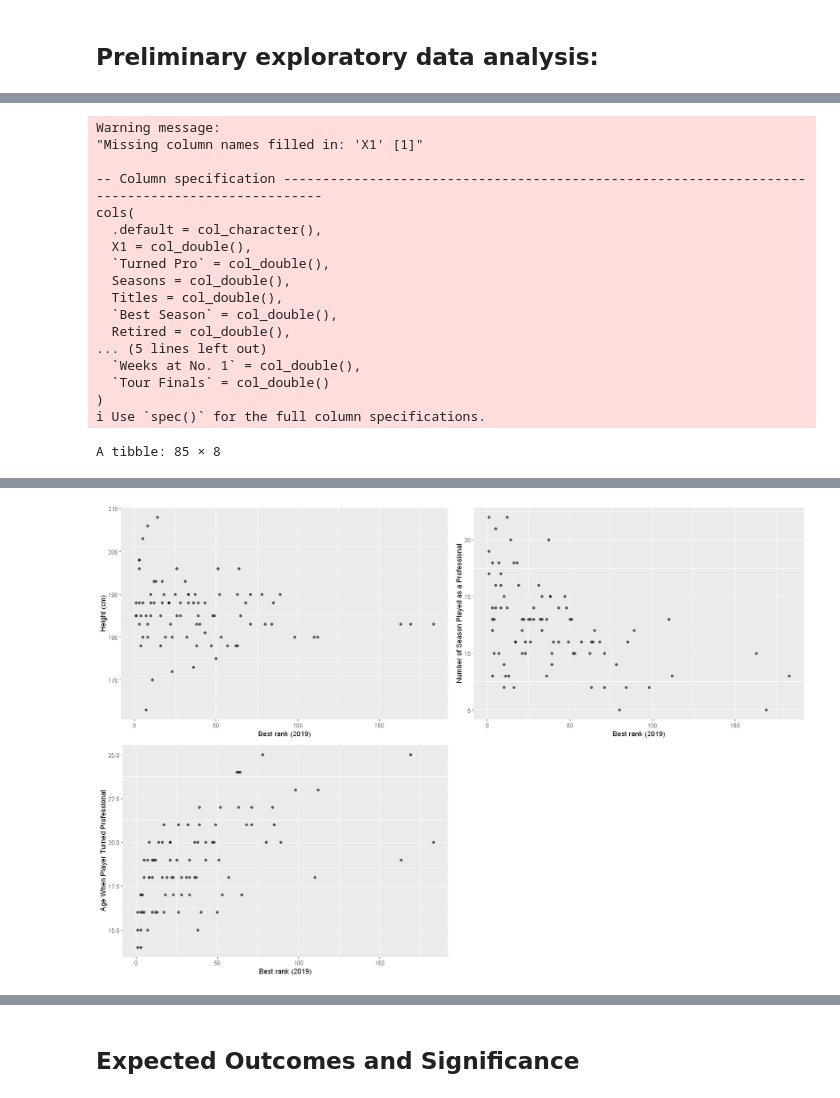
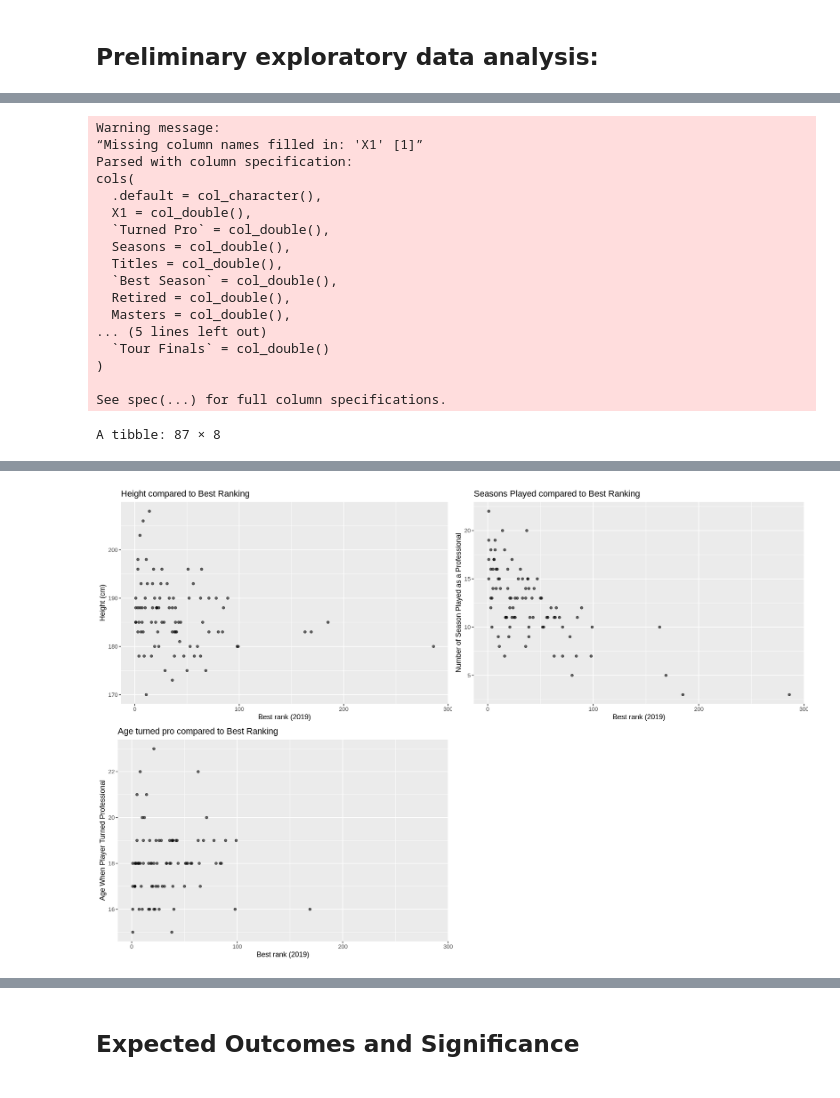
Before and after one commit to sandraradic/Tennis-Classification-Model, a Jupyter notebook: project_proposal.ipynb, the cells around one changed output, grey strips where cells are left out. Drawn from its saved outputs; the diff is of its cells as text; code cells hidden in the pictures.

Commit message:
Finishing touches
Finished writing portion and editing data frames

added title

separated year from Birthdate column

```diff
--- a/project_proposal.ipynb
+++ b/project_proposal.ipynb
@@ -49,15 +41,26 @@ player_stats_filtered <- player_stats %>%
     select("Best Rank", Height, Seasons, Name, "Turned Pro", Seasons, Age) %>%
     filter(!is.na(Height))
 
+
+
 # tidy up dataframe (ensure correct datatypes and appropriate column names)
 
 player_stats_tidy <- player_stats_filtered %>%
     separate(col = Age, into = c("Age", "Birthdate"), sep = " ") %>%
+# separate(col = Birthdate, into = c("Year born"), sep = "-") %>%
     mutate(Age = as.numeric(Age)) %>%
     mutate_at("Height", str_replace, " cm", "") %>%
     mutate(Height = as.numeric(Height)) %>%
     rename(Height_cm = Height, Year_turned_pro = "Turned Pro", Best_rank = "Best Rank")
     player_stats_tidy$Best_rank <- gsub(" .+", "", player_stats_tidy$Best_rank)
+
+#separate year from date
+
+get_date <- as.Date(player_stats_tidy$Birthdate, "(%d-%m-%Y)")
+get_year <- format(get_date, format = "%Y")
+
+player_stats_tidy$Birthdate <- as.double(get_year)
+
 
 player_stats_tidy <- mutate(player_stats_tidy, Best_rank = as.integer(Best_rank))
 
@@ -65,15 +68,15 @@ player_stats_tidy <- mutate(player_stats_tidy, Best_rank = as.integer(Best_rank)
 # create new column that lists a player's age when they turned pro
 
 player_stats_age_pro <- player_stats_tidy %>%
-     mutate(Age_turned_pro = Age - Seasons)
+     mutate(Age_turned_pro = Year_turned_pro - Birthdate)
 
 # player_stats_age_pro
 
 # create a dataframe for Serena Williams - currently contains junk data
-serena_data <- data.frame(Name = "Serena Williams", Age = 99, Birthdate = "(30-30-1900)", Year_turned_pro = 1900,
-    Age_turned_pro = 99, Seasons = 99, Height_cm = "199 cm", Best_rank = 1)
+serena_data <- data.frame(Name = "Serena Williams", Age = 38, Birthdate = "(26-09-1981)", Year_turned_pro = 1995,
+    Age_turned_pro = 14, Seasons = 24, Height_cm = "175 cm", Best_rank = 1)
 
-# serena_data
+# serena_data sourced from: https://en.wikipedia.org/wiki/Serena_Williams
 
 #split the player data into training and testing sets
 player_stats_split <- initial_split(player_stats_age_pro, prop = 0.75, strata = Best_rank)
@@ -87,24 +90,26 @@ options(repr.plot.width = 15, repr.plot.height = 10)
 height_v_rank <- ggplot(player_stats_training, aes(x = Best_rank, y = Height_cm)) +
     geom_point(alpha = 0.6) +
     xlab("Best rank (2019)") +
-    ylab("Height (cm)")
+    ylab("Height (cm)") +
+    ggtitle("Height compared to Best Ranking")
 
 seasons_v_rank <- ggplot(player_stats_training, aes(x = Best_rank, y = Seasons)) +
     geom_point(alpha = 0.6) +
     xlab("Best rank (2019)") +
-    ylab("Number of Season Played as a Professional")
+    ylab("Number of Season Played as a Professional") +
+    ggtitle("Seasons Played compared to Best Ranking")
 
 pro_age_v_rank <- ggplot(player_stats_training, aes(x = Best_rank, y = Age_turned_pro)) +
     geom_point(alpha = 0.6) +
     xlab("Best rank (2019)") +
-    ylab("Age When Player Turned Professional")
+    ylab("Age When Player Turned Professional") +
+    ggtitle("Age turned pro compared to Best Ranking")
 
 plot_grid(height_v_rank, seasons_v_rank, pro_age_v_rank)
 # %% [output]
 Warning message:
-"Missing column names filled in: 'X1' [1]"
-
--- Column specification ------------------------------------------------------------------------------------------------
+“Missing column names filled in: 'X1' [1]”
+Parsed with column specification:
 cols(
   .default = col_character(),
   X1 = col_double(),
@@ -113,10 +118,11 @@ cols(
   Titles = col_double(),
   `Best Season` = col_double(),
   Retired = col_double(),
+  Masters = col_double(),
 ... (5 lines left out)
-  `Weeks at No. 1` = col_double(),
   `Tour Finals` = col_double()
 )
-i Use `spec()` for the full column specifications.
+
+See spec(...) for full column specifications.
-A tibble: 85 × 8
+A tibble: 87 × 8
 | Best_rank | Height_cm | Seasons | Name | Year_turned_pro | Age | Birthdate | Age_turned_pro |
@@ -140,4 +148,4 @@ A tibble: 85 × 8
-[figure, old version]
+[figure, new version]
 # %% [markdown]
 ## Methods
 
```
Also changed, not shown: parts of 8 cells of this notebook.
